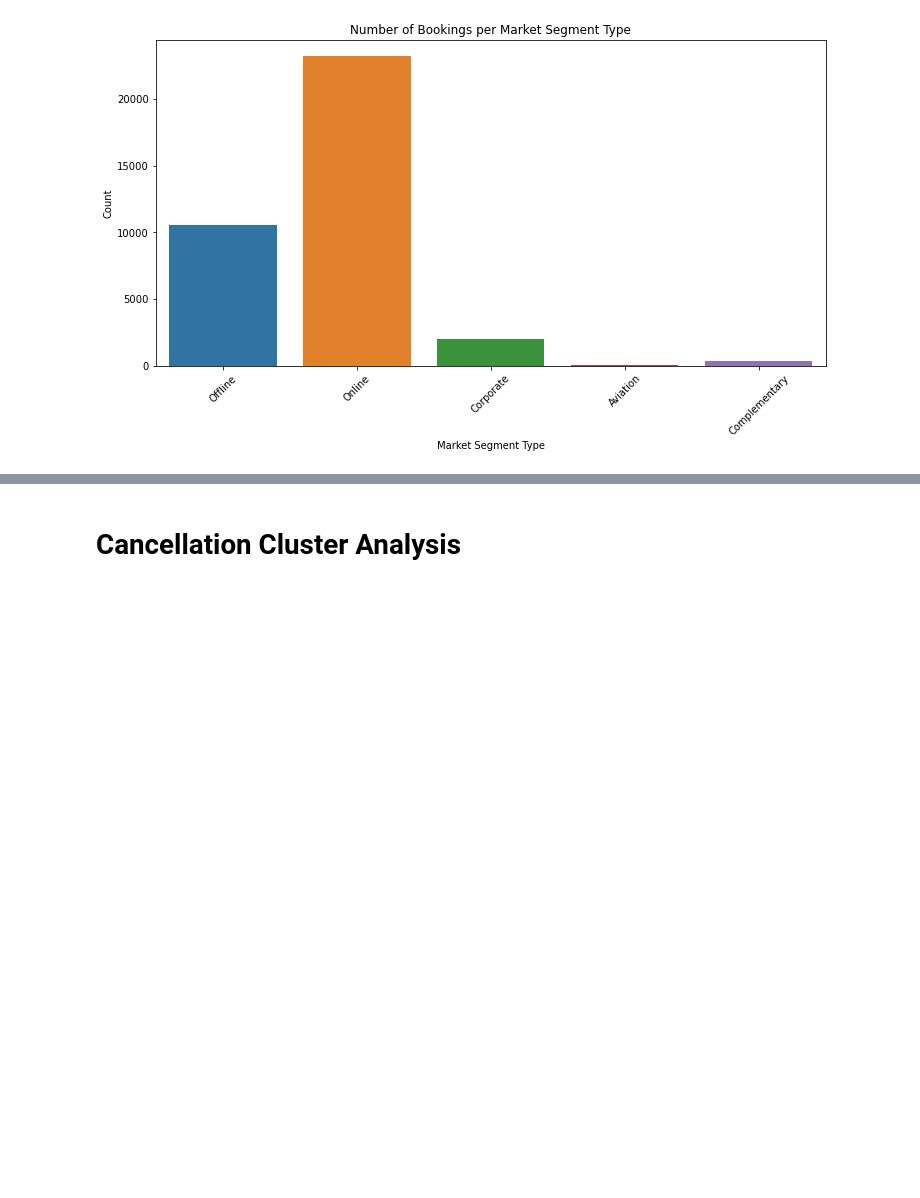
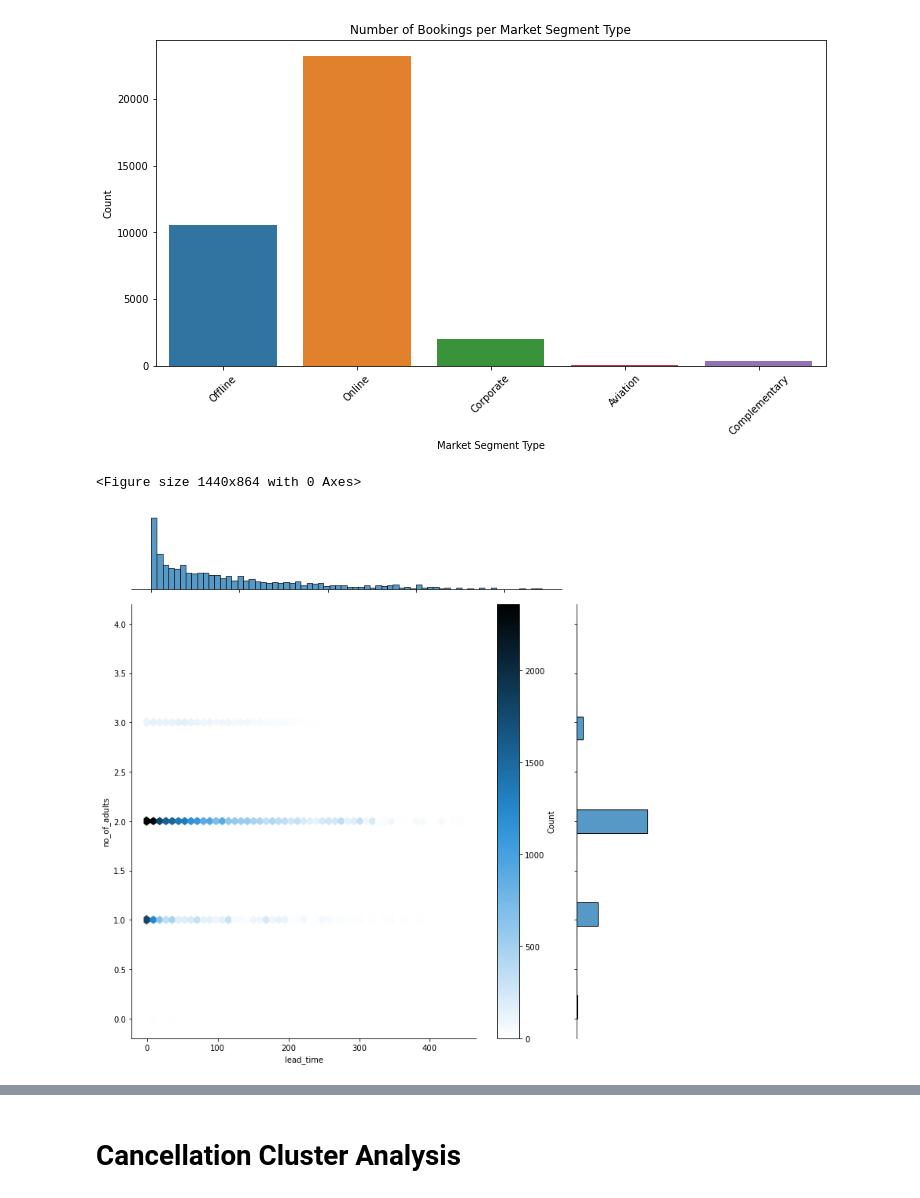
Before and after one commit to georgekalf/HotelReservations-ML, a Jupyter notebook: ML - Clustering/ML-ClusteringAnalysis.ipynb, the cells around one changed output, grey strips where cells are left out. Saved outputs shown, nothing was run; the diff lists cells and outputs as text; code cells hidden in the pictures; blank space fills up the shorter version.

```diff
--- a/ML - Clustering/ML-ClusteringAnalysis.ipynb
+++ b/ML - Clustering/ML-ClusteringAnalysis.ipynb
@@ -210,3 +210,11 @@ None
 [figure]
 [figure]
 [figure]
+# %%
+plt.figure(figsize=(20, 12))
+joint = sns.jointplot(data=hotel_df_copy, x='lead_time', y='no_of_adults', kind='hex', height=10, ratio=5)
+joint.fig.colorbar(joint.ax_joint.collections[0], label='Count')
+plt.show()
+# %% [output]
+<Figure size 1440x864 with 0 Axes>
+[figure, added]
```
Also changed, not shown: parts of 4 cells of this notebook.
